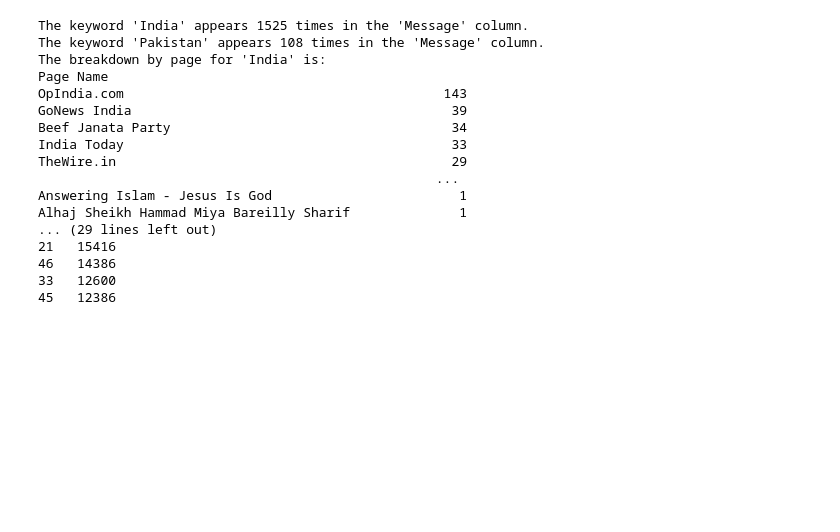
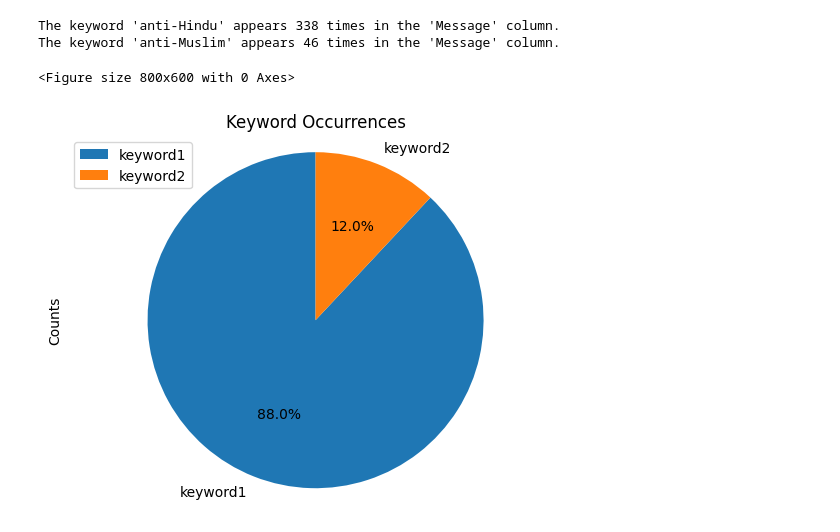
Before and after one commit to architmeta/crowdtangle-jupyter-nb, a Jupyter notebook: ct-1db-2kw.ipynb, the cells around one changed output. Cells and saved outputs as stored; diff of their text form; code cells hidden in the pictures; blank space fills up the shorter version.

```diff
--- a/ct-1db-2kw.ipynb
+++ b/ct-1db-2kw.ipynb
@@ -33,52 +32,7 @@ memory usage: 3.1+ MB
 for col in df.columns:
     if df[col].dtype == 'object':
         df[col] = df[col].astype(str)
-# %%
-
-# Convert object-type columns to string, except integer columns
-for col in df.columns:
-    if df[col].dtype == 'object':
-        df[col] = df[col].astype(str)
-
-# Define the keywords to search for
-keyword1 = "India"
-keyword2 = "Pakistan"
-
-# Count the occurrences of the keywords in the "Message" column
-keyword1_counts = df[df['Message'].str.contains(keyword1, case=False)]['Page Name'].value_counts()
-keyword2_counts = df[df['Message'].str.contains(keyword2, case=False)]['Page Name'].value_counts()
-
-# Print the keyword occurrences
-print(f"The keyword '{keyword1}' appears {keyword1_counts.sum()} times in the 'Message' column.")
-print(f"The keyword '{keyword2}' appears {keyword2_counts.sum()} times in the 'Message' column.")
-print(f"The breakdown by page for '{keyword1}' is:\n{keyword1_counts}")
-print(f"The breakdown by page for '{keyword2}' is:\n{keyword2_counts}")
-
-# Get the top 5 most shared posts that mention either keyword
-top_shared_posts = (
-    df[df['Message'].str.contains(keyword1, case=False) | df['Message'].str.contains(keyword2, case=False)]
-    .sort_values(by='Shares', ascending=False)
-    .head(5)
-    [['Page Name', 'URL', 'Shares']]
-)
-
-print("\nTop 5 most shared posts that mention either keyword:")
-print(top_shared_posts)
-# %% [output]
-The keyword 'India' appears 1525 times in the 'Message' column.
-The keyword 'Pakistan' appears 108 times in the 'Message' column.
-The breakdown by page for 'India' is:
-Page Name
-OpIndia.com                                         143
-GoNews India                                         39
-Beef Janata Party                                    34
-India Today                                          33
-TheWire.in                                           29
-                                                   ...
-Answering Islam - Jesus Is God                        1
-Alhaj Sheikh Hammad Miya Bareilly Sharif              1
-... (29 lines left out)
-21   15416
-46   14386
-33   12600
-45   12386
+# %%
+# Define the keywords to search for
+keyword1 = "anti-Hindu"
+keyword2 = "anti-Muslim"
@@ -84,0 +43,23 @@ Alhaj Sheikh Hammad Miya Bareilly Sharif              1
+# %%
+# Print the keyword occurrences
+print(f"The keyword '{keyword1}' appears {keyword1_counts.sum()} times in the 'Message' column.")
+print(f"The keyword '{keyword2}' appears {keyword2_counts.sum()} times in the 'Message' column.")
+# %% [output]
+The keyword 'anti-Hindu' appears 338 times in the 'Message' column.
+The keyword 'anti-Muslim' appears 46 times in the 'Message' column.
+# %%
+# Create a DataFrame from the counts
+data = {
+    'Keyword': ['keyword1', 'keyword2'],
+    'Counts': [keyword1_counts.sum(), keyword2_counts.sum()]
+}
+df = pd.DataFrame(data)
+
+# Plot the pie chart
+plt.figure(figsize=(8, 6))
+df.plot(kind='pie', y='Counts', autopct='%1.1f%%', startangle=90, labels=df['Keyword'], title='Keyword Occurrences')
+plt.axis('equal')
+plt.show()
+# %% [output]
+<Figure size 800x600 with 0 Axes>
+[figure, added]
```
Also changed, not shown: parts of 3 cells of this notebook, 7 other files.
